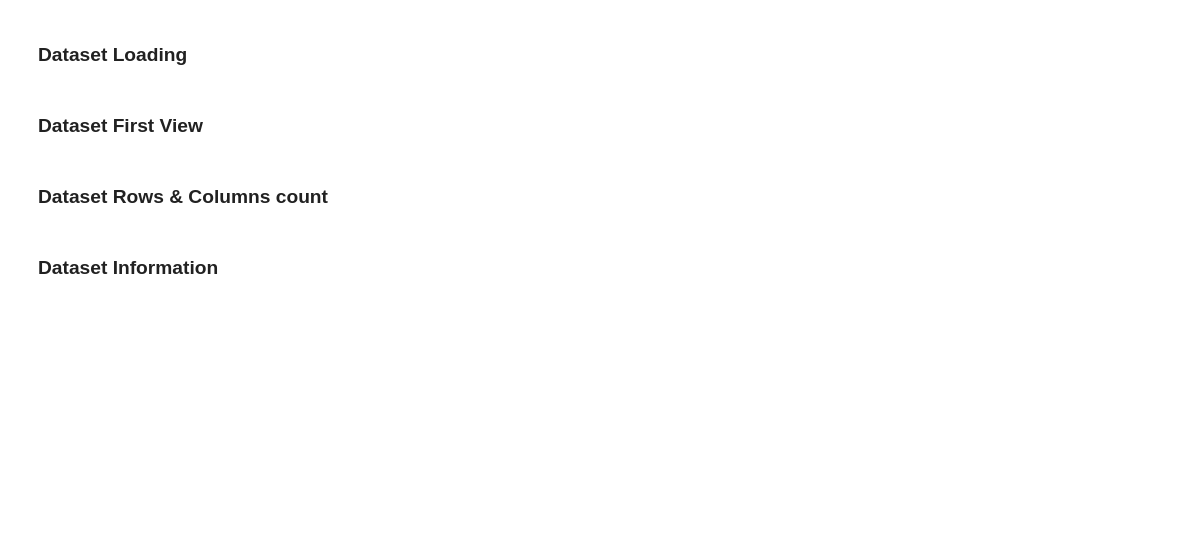
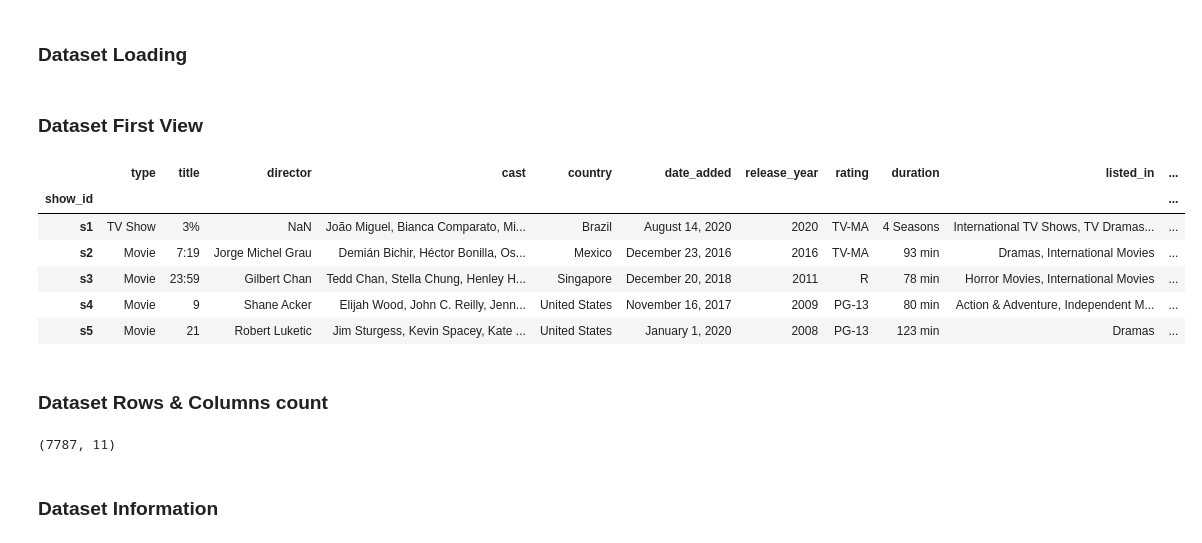
Before and after one commit to ash260498/-Datascience, a Jupyter notebook: Netflix_Movies_and_TV_shows_Clustering.ipynb, the cells around one changed output. Drawn from its saved outputs; the diff is of its cells as text; code cells hidden in the pictures; blank space fills up the shorter version.

```diff
--- a/Netflix_Movies_and_TV_shows_Clustering.ipynb
+++ b/Netflix_Movies_and_TV_shows_Clustering.ipynb
@@ -86,2 +134,7 @@ M - Multivariate Analysis
+# %%
+# Load Dataset
+#Importing data by reading csv file
+file_path = '/content/drive/MyDrive/AlmaBetter/UnsupervisedML/NETFLIX_MOVIES_AND_TV_SHOWS_CLUSTERING.csv'
+df=pd.read_csv(file_path)
 # %% [markdown]
 ### Dataset First View
@@ -90,7 +141,25 @@ M - Multivariate Analysis
+# %%
+# Dataset First Look
+original_df = pd.read_csv(file_path,index_col='show_id')
+df = original_df.copy()
+# top 5 rows
+df.head()
+# %% [output]
+|  | type | title | director | cast | country | date_added | release_year | rating | duration | listed_in | ... |
+| show_id |  |  |  |  |  |  |  |  |  |  | ... |
+| s1 | TV Show | 3% | NaN | João Miguel, Bianca Comparato, Mi... | Brazil | August 14, 2020 | 2020 | TV-MA | 4 Seasons | International TV Shows, TV Dramas... | ... |
+| s2 | Movie | 7:19 | Jorge Michel Grau | Demián Bichir, Héctor Bonilla, Os... | Mexico | December 23, 2016 | 2016 | TV-MA | 93 min | Dramas, International Movies | ... |
+| s3 | Movie | 23:59 | Gilbert Chan | Tedd Chan, Stella Chung, Henley H... | Singapore | December 20, 2018 | 2011 | R | 78 min | Horror Movies, International Movies | ... |
+| s4 | Movie | 9 | Shane Acker | Elijah Wood, John C. Reilly, Jenn... | United States | November 16, 2017 | 2009 | PG-13 | 80 min | Action & Adventure, Independent M... | ... |
+| s5 | Movie | 21 | Robert Luketic | Jim Sturgess, Kevin Spacey, Kate ... | United States | January 1, 2020 | 2008 | PG-13 | 123 min | Dramas | ... |
 # %% [markdown]
 ### Dataset Rows & Columns count
 # %%
 # Dataset Rows & Columns count
+# dataframe shape
+df.shape
+# %% [output]
+(7787, 11)
 # %% [markdown]
 ### Dataset Information
 # %%
```
Also changed, not shown: parts of 11 cells of this notebook.
